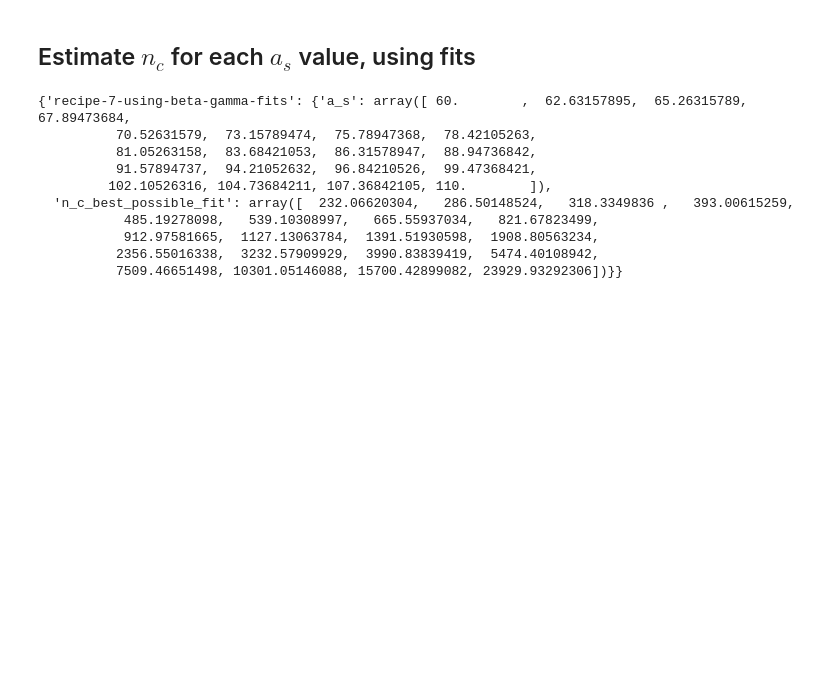
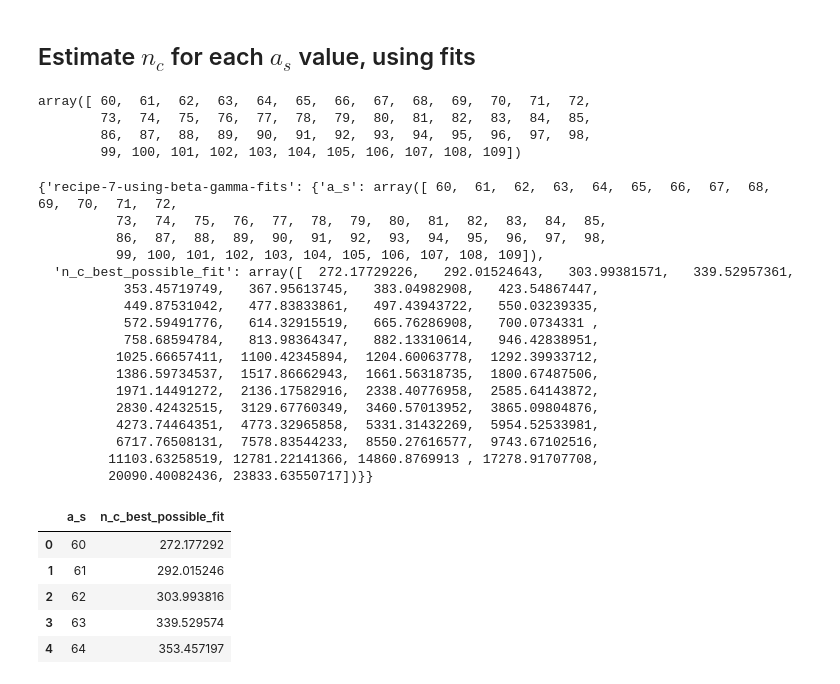
Before and after one commit to viktorcikojevic/dipolar-droplets, a Jupyter notebook: beta-gamma-fit-vs-a_s.ipynb, the cells around one changed output. Saved outputs shown, nothing was run; the diff lists cells and outputs as text; code cells hidden in the pictures; blank space fills up the shorter version.

```diff
--- a/beta-gamma-fit-vs-a_s.ipynb
+++ b/beta-gamma-fit-vs-a_s.ipynb
@@ -106,7 +106,14 @@ plt.legend(loc='best')
 # %% [markdown]
 ## Estimate $n_c$ for each $a_s$ value, using fits
+# %%
+a_s = np.arange(60, 110, 1)
+a_s
+# %% [output]
+array([ 60,  61,  62,  63,  64,  65,  66,  67,  68,  69,  70,  71,  72,
+        73,  74,  75,  76,  77,  78,  79,  80,  81,  82,  83,  84,  85,
+        86,  87,  88,  89,  90,  91,  92,  93,  94,  95,  96,  97,  98,
+        99, 100, 101, 102, 103, 104, 105, 106, 107, 108, 109])
 # %%
-a_s = np.linspace(60, 110, 20)
 r_0 = 387.6   # https://www.wolframalpha.com/input?i=%28162Dy+mass%29+*+%28mu_0%29+*+%289.93+bohr+magneton%29%5E2+%2F+%284+pi+hbar%5E2%29+%2F+%28bohr+radius%29
 # for each a_s, find the best possible fit for n_c, using the fits func_beta and func_gamma
 n_c_best_possible_fit = np.zeros(len(a_s))
@@ -118,13 +125,31 @@ results["recipe-7-using-beta-gamma-fits"] = {"a_s": a_s, "n_c_best_possible_fit"
 # %%
 results
 # %% [output]
-{'recipe-7-using-beta-gamma-fits': {'a_s': array([ 60.        ,  62.63157895,  65.26315789,  67.89473684,
-          70.52631579,  73.15789474,  75.78947368,  78.42105263,
-          81.05263158,  83.68421053,  86.31578947,  88.94736842,
-          91.57894737,  94.21052632,  96.84210526,  99.47368421,
-         102.10526316, 104.73684211, 107.36842105, 110.        ]),
-  'n_c_best_possible_fit': array([  232.06620304,   286.50148524,   318.3349836 ,   393.00615259,
-           485.19278098,   539.10308997,   665.55937034,   821.67823499,
-           912.97581665,  1127.13063784,  1391.51930598,  1908.80563234,
-          2356.55016338,  3232.57909929,  3990.83839419,  5474.40108942,
-          7509.46651498, 10301.05146088, 15700.42899082, 23929.93292306])}}
+{'recipe-7-using-beta-gamma-fits': {'a_s': array([ 60,  61,  62,  63,  64,  65,  66,  67,  68,  69,  70,  71,  72,
+          73,  74,  75,  76,  77,  78,  79,  80,  81,  82,  83,  84,  85,
+          86,  87,  88,  89,  90,  91,  92,  93,  94,  95,  96,  97,  98,
+          99, 100, 101, 102, 103, 104, 105, 106, 107, 108, 109]),
+  'n_c_best_possible_fit': array([  272.17729226,   292.01524643,   303.99381571,   339.52957361,
+           353.45719749,   367.95613745,   383.04982908,   423.54867447,
+           449.87531042,   477.83833861,   497.43943722,   550.03239335,
+           572.59491776,   614.32915519,   665.76286908,   700.0734331 ,
+           758.68594784,   813.98364347,   882.13310614,   946.42838951,
+          1025.66657411,  1100.42345894,  1204.60063778,  1292.39933712,
+          1386.59734537,  1517.86662943,  1661.56318735,  1800.67487506,
+          1971.14491272,  2136.17582916,  2338.40776958,  2585.64143872,
+          2830.42432515,  3129.67760349,  3460.57013952,  3865.09804876,
+          4273.74464351,  4773.32965858,  5331.31432269,  5954.52533981,
+          6717.76508131,  7578.83544233,  8550.27616577,  9743.67102516,
+         11103.63258519, 12781.22141366, 14860.8769913 , 17278.91707708,
+         20090.40082436, 23833.63550717])}}
+# %%
+import pandas as pd
+df = pd.DataFrame(results["recipe-7-using-beta-gamma-fits"])
+df.head()
+# %% [output]
+|  | a_s | n_c_best_possible_fit |
+| 0 | 60 | 272.177292 |
+| 1 | 61 | 292.015246 |
+| 2 | 62 | 303.993816 |
+| 3 | 63 | 339.529574 |
+| 4 | 64 | 353.457197 |
```
Also changed, not shown: parts of 3 cells of this notebook, 1 other file.
